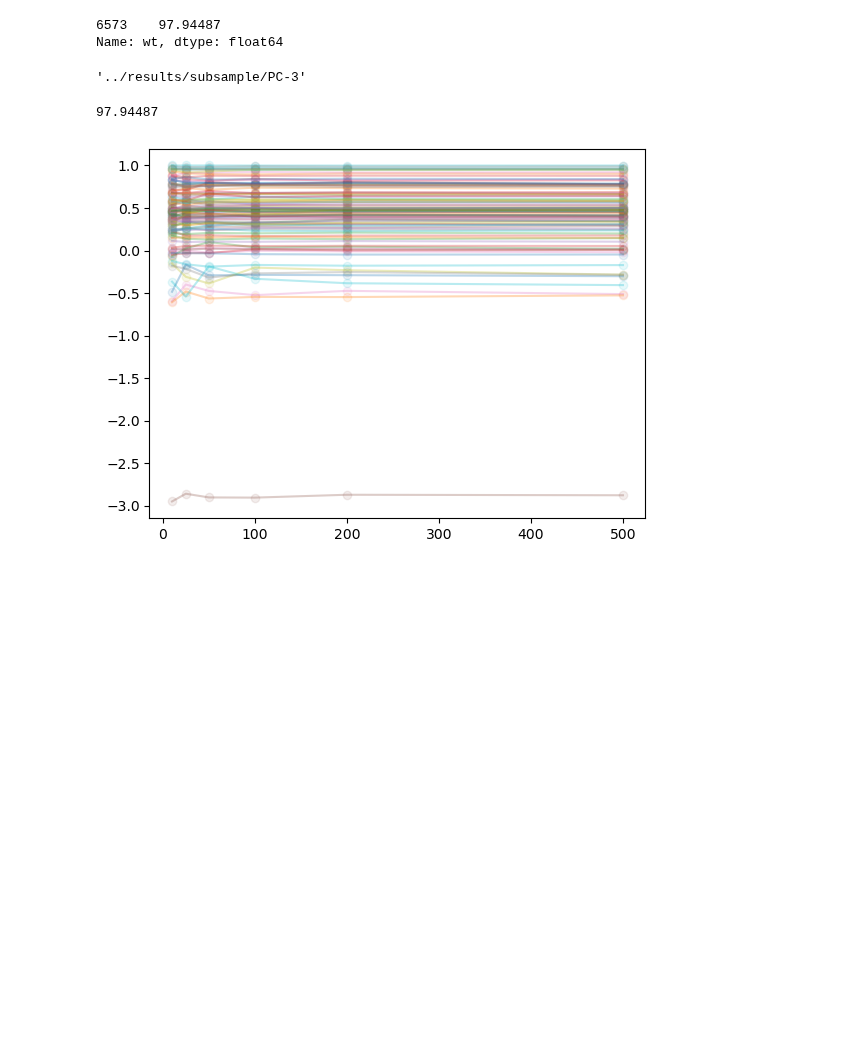
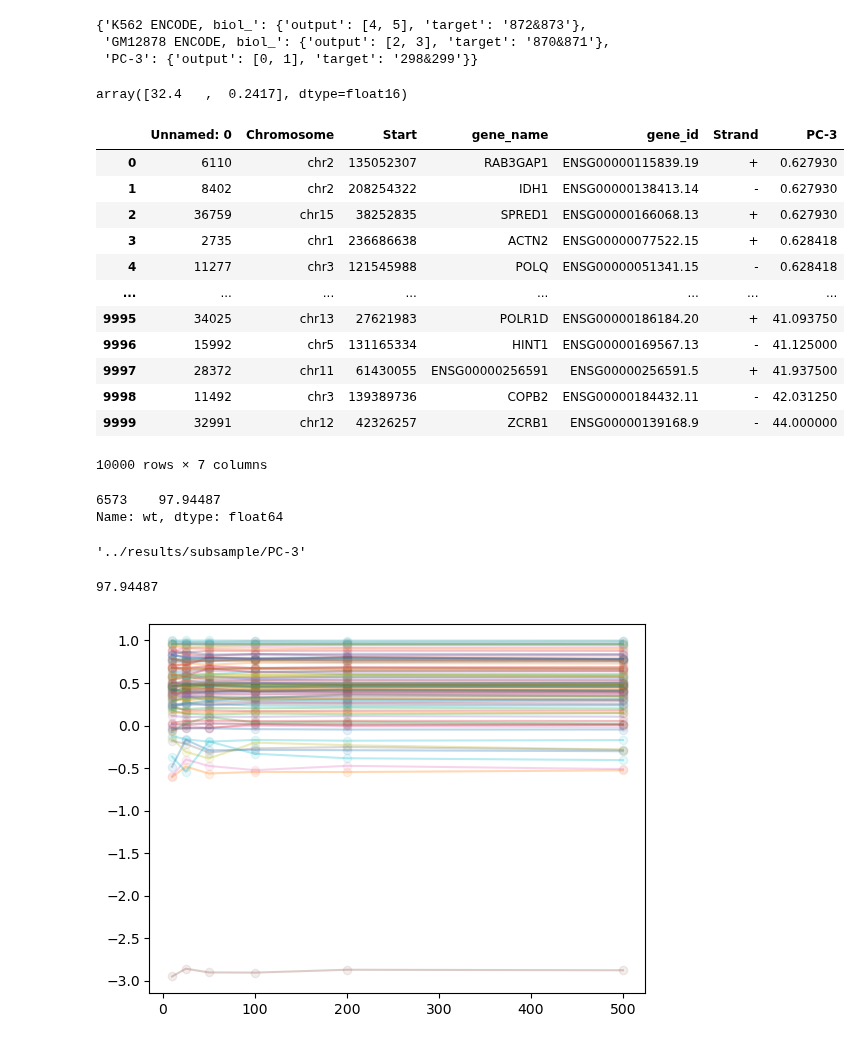
Before and after one commit to p-koo/creme-nn, a Jupyter notebook: figures/Untitled.ipynb, the cells around one changed output. Drawn from its saved outputs; the diff is of its cells as text; code cells hidden in the pictures; blank space fills up the shorter version.

```diff
--- a/figures/Untitled.ipynb
+++ b/figures/Untitled.ipynb
@@ -24,3 +26,34 @@ The autoreload extension is already loaded. To reload it, use:
+# %%
+model_name = 'borzoi'
+target_df = pd.read_csv(f'../data/{model_name}_targets_human.txt', sep='\t')
+cell_lines = ['K562 ENCODE, biol_', 'GM12878 ENCODE, biol_', 'PC-3']
+
+cell_line_info = utils.get_borzoi_targets(target_df, cell_lines)
+cell_line_info
+# %% [output]
+{'K562 ENCODE, biol_': {'output': [4, 5], 'target': '872&873'},
+ 'GM12878 ENCODE, biol_': {'output': [2, 3], 'target': '870&871'},
+ 'PC-3': {'output': [0, 1], 'target': '298&299'}}
+# %%
+(res[0, :, :, :].mean(axis=0).sum(axis=0)/2)[cell_line_info['PC-3']['output']]
+# %% [output]
+array([32.4   ,  0.2417], dtype=float16)
+# %%
+pd.read_csv('../results/summary_csvs/borzoi/298&299_PC-3_selected_genes.csv')
+# %% [output]
+|  | Unnamed: 0 | Chromosome | Start | gene_name | gene_id | Strand | PC-3 |
+| 0 | 6110 | chr2 | 135052307 | RAB3GAP1 | ENSG00000115839.19 | + | 0.627930 |
+| 1 | 8402 | chr2 | 208254322 | IDH1 | ENSG00000138413.14 | - | 0.627930 |
+| 2 | 36759 | chr15 | 38252835 | SPRED1 | ENSG00000166068.13 | + | 0.627930 |
+| 3 | 2735 | chr1 | 236686638 | ACTN2 | ENSG00000077522.15 | + | 0.628418 |
+| 4 | 11277 | chr3 | 121545988 | POLQ | ENSG00000051341.15 | - | 0.628418 |
+| ... | ... | ... | ... | ... | ... | ... | ... |
+| 9995 | 34025 | chr13 | 27621983 | POLR1D | ENSG00000186184.20 | + | 41.093750 |
+| 9996 | 15992 | chr5 | 131165334 | HINT1 | ENSG00000169567.13 | - | 41.125000 |
+| 9997 | 28372 | chr11 | 61430055 | ENSG00000256591 | ENSG00000256591.5 | + | 41.937500 |
+| 9998 | 11492 | chr3 | 139389736 | COPB2 | ENSG00000184432.11 | - | 42.031250 |
+| 9999 | 32991 | chr12 | 42326257 | ZCRB1 | ENSG00000139168.9 | - | 44.000000 |
+10000 rows × 7 columns
 # %%
 wt_res = pd.read_csv('../results/context_dependence_test/enformer_result_summary.csv')
 # %%
```
Also changed, not shown: parts of 2 cells of this notebook, 10 other files.
